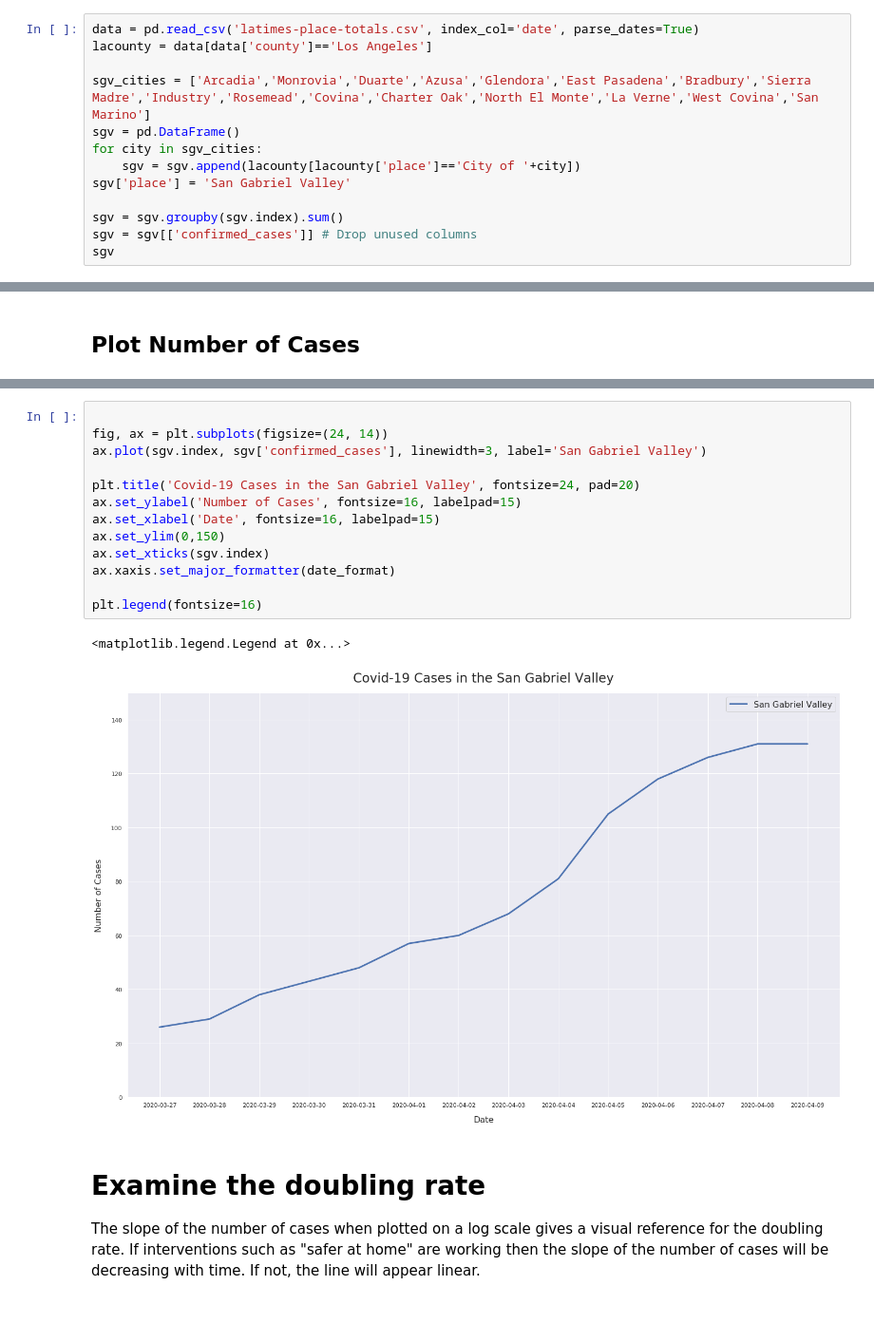
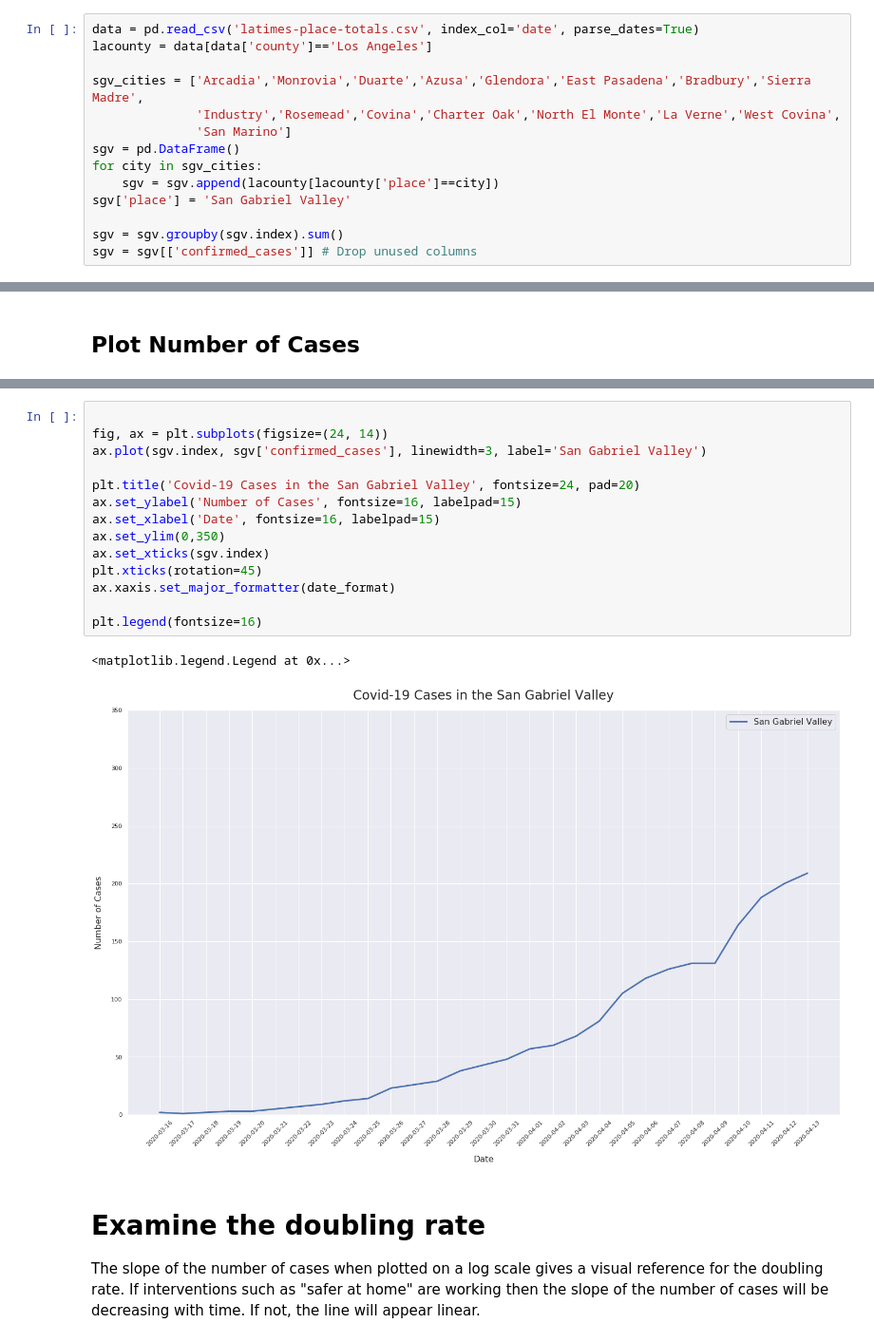
Before and after one commit to jalderman9/covid-19-analysis, a Jupyter notebook: latimes_data.ipynb, the cells around one changed output, grey strips where cells are left out. Shown at 95% size. Drawn from its saved outputs; the diff is of its cells as text; blank space fills up the shorter version.

Commit message:
Newest data and plots

```diff
--- a/latimes_data.ipynb
+++ b/latimes_data.ipynb
@@ -25,12 +25,13 @@ date_format = mdates.DateFormatter('%Y-%m-%d')
 data = pd.read_csv('latimes-place-totals.csv', index_col='date', parse_dates=True)
 lacounty = data[data['county']=='Los Angeles']
 
-sgv_cities = ['Arcadia','Monrovia','Duarte','Azusa','Glendora','East Pasadena','Bradbury','Sierra Madre','Industry','Rosemead','Covina','Charter Oak','North El Monte','La Verne','West Covina','San Marino']
+sgv_cities = ['Arcadia','Monrovia','Duarte','Azusa','Glendora','East Pasadena','Bradbury','Sierra Madre',
+              'Industry','Rosemead','Covina','Charter Oak','North El Monte','La Verne','West Covina',
+              'San Marino']
 sgv = pd.DataFrame()
 for city in sgv_cities:
-    sgv = sgv.append(lacounty[lacounty['place']=='City of '+city])
+    sgv = sgv.append(lacounty[lacounty['place']==city])
 sgv['place'] = 'San Gabriel Valley'
 
 sgv = sgv.groupby(sgv.index).sum()
 sgv = sgv[['confirmed_cases']] # Drop unused columns
-sgv
@@ -56,19 +60,20 @@ sgv
 # %%
 
 fig, ax = plt.subplots(figsize=(24, 14))
 ax.plot(sgv.index, sgv['confirmed_cases'], linewidth=3, label='San Gabriel Valley')
 
 plt.title('Covid-19 Cases in the San Gabriel Valley', fontsize=24, pad=20)
 ax.set_ylabel('Number of Cases', fontsize=16, labelpad=15)
 ax.set_xlabel('Date', fontsize=16, labelpad=15)
-ax.set_ylim(0,150)
+ax.set_ylim(0,350)
 ax.set_xticks(sgv.index)
+plt.xticks(rotation=45)
 ax.xaxis.set_major_formatter(date_format)
 
 plt.legend(fontsize=16)
 # %% [output]
 <matplotlib.legend.Legend at 0x...>
-[figure, old version]
+[figure, new version]
 # %% [markdown]
 # Examine the doubling rate
 
```
Also changed, not shown: parts of 3 cells of this notebook, 4 other files.
